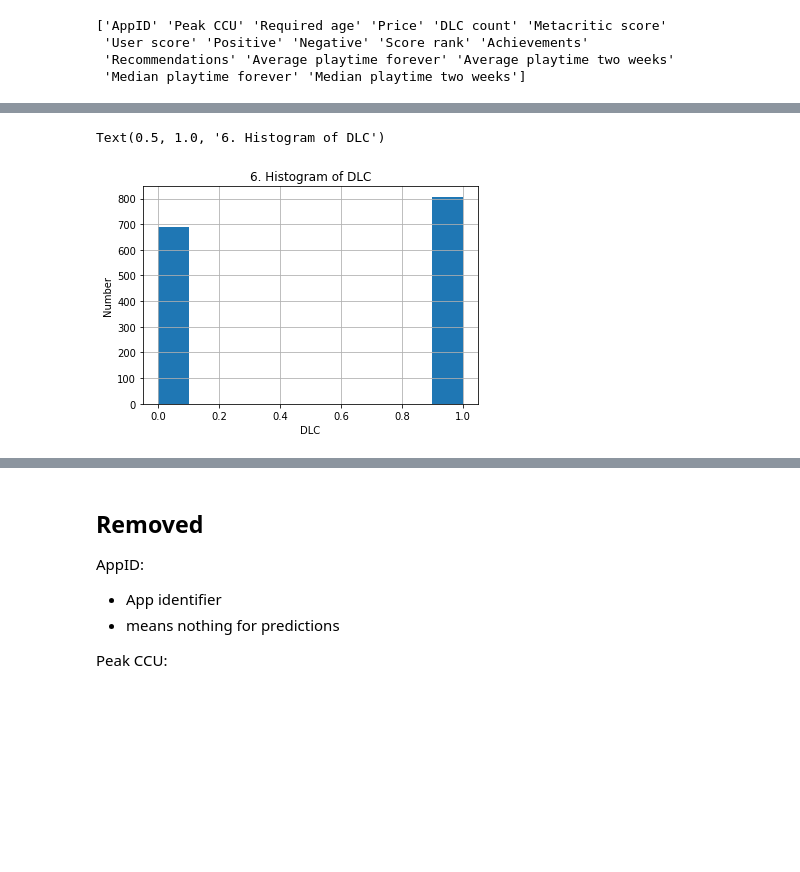
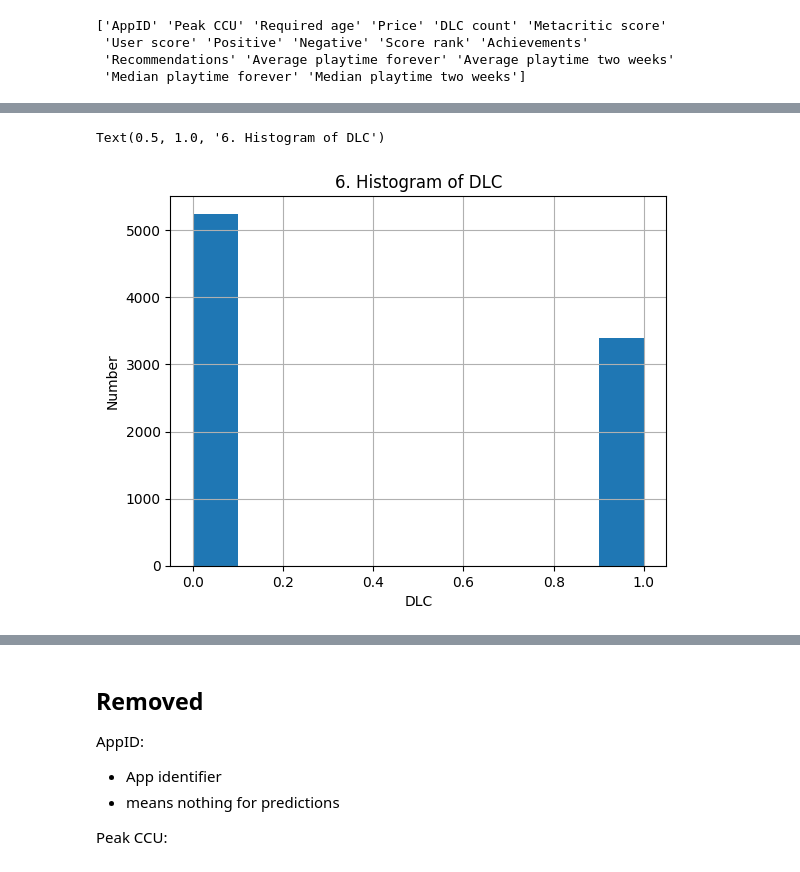
Before and after one commit to LimogleyC/Cmpt455_Final_Project, a Jupyter notebook: SteamDataCleanClean.ipynb, the cells around one changed output, grey strips where cells are left out. Drawn from its saved outputs; the diff is of its cells as text; code cells hidden in the pictures; blank space fills up the shorter version.

```diff
--- a/SteamDataCleanClean.ipynb
+++ b/SteamDataCleanClean.ipynb
@@ -43,6 +43,6 @@ filtered_num_data = ['Required age','Price','DLC count', 'Positive', 'Negative',
  'Median playtime forever' 'Median playtime two weeks']
 # %%
 data['Recommendations'].fillna(0, inplace=True)
-data = data[data['Recommendations'] > 0]
+# data = data[data['Recommendations'] > 0]
 data['Recommendations'].describe()
 # %% [output]
@@ -66,5 +66,5 @@ Text(0.5, 1.0, '6. Histogram of Recommendations')
 # %%
-data = data[(data['Recommendations'] > 2500) & (data['Recommendations'] < 20000)]
+data = data[(data['Recommendations'] > 100) & (data['Recommendations'] < 20000)] #
 
 ax = data['Recommendations'].hist()
 ax.set_xlabel('Recommendations')
@@ -75,0 +76,3 @@ Text(0.5, 1.0, '6. Histogram of Recommendations')
+# %%
+data['Reviews'] = data['Positive'] + data['Negative']
+data = data[(data['Reviews']>0) & (data['Reviews']< 35000)]
@@ -130,13 +205,9 @@ Text(0.5, 1.0, '6. Histogram of Reviews')
 # %%
-# beta = data[(data['DLC count']>0)&(data['DLC count']<100)]
-beta = data.copy()
 data['DLC'] = (data['DLC count'] > 0).astype(int)
 ax = data['DLC'].astype(int).hist()
 ax.set_xlabel('DLC')
 ax.set_ylabel('Number')
 ax.set_title('6. Histogram of DLC')
-
-# beta['DLC'].head()
 # %% [output]
 Text(0.5, 1.0, '6. Histogram of DLC')
-[figure, old version]
+[figure, new version]
```
Also changed, not shown: parts of 24 cells of this notebook, 1 other file.
